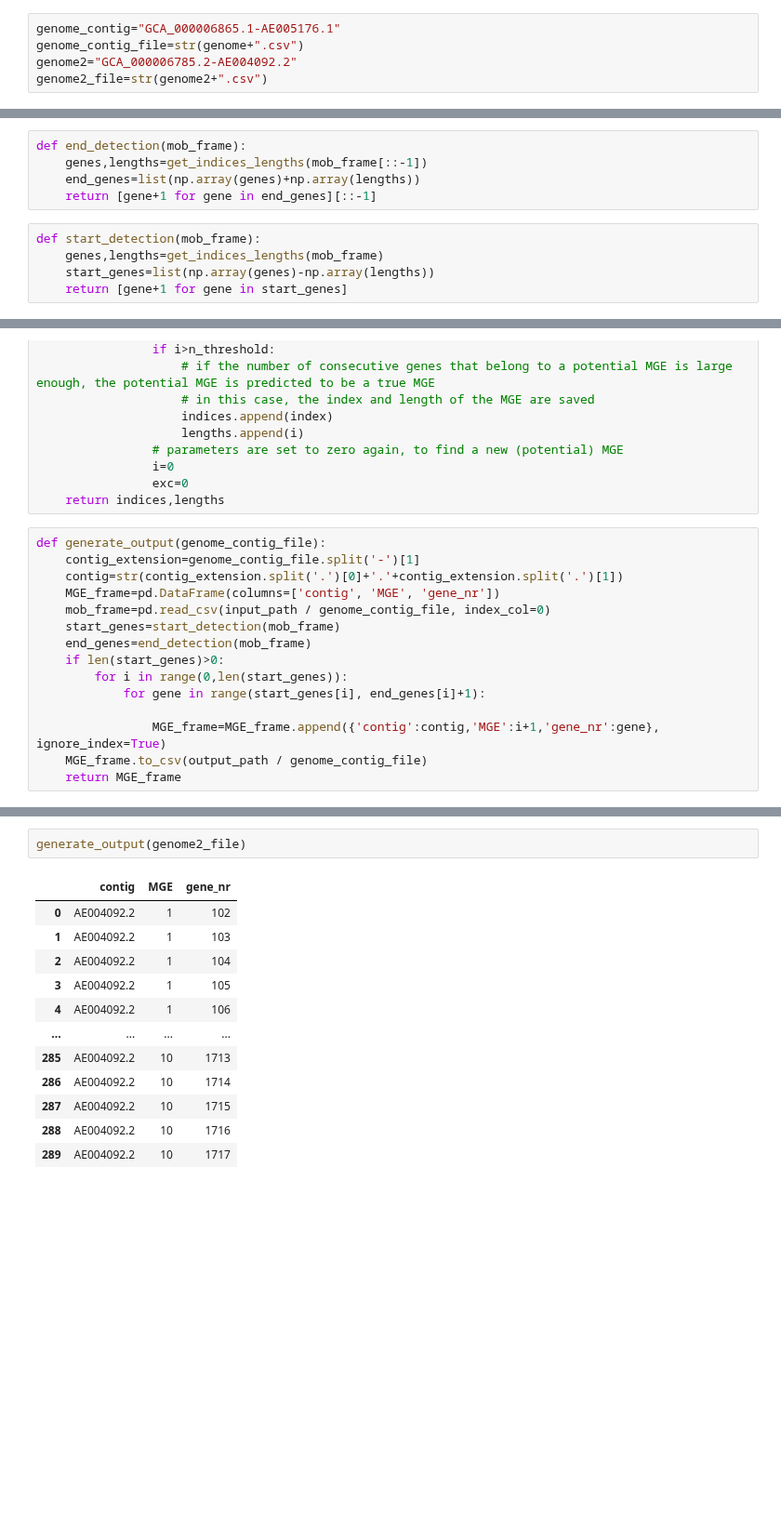
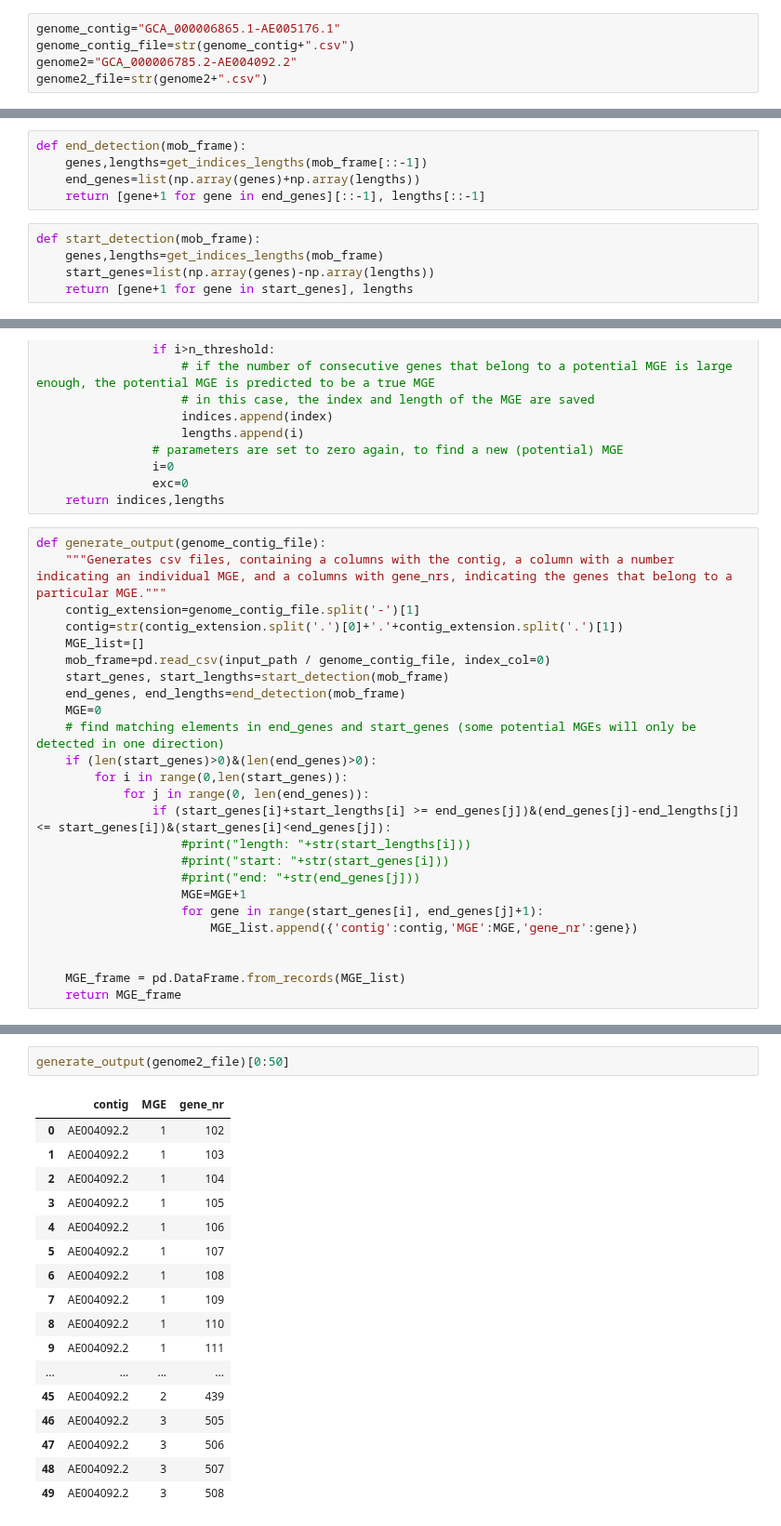
Before and after one commit to LoreVanSantvliet/Thesis, a Jupyter notebook: MGE_Detection.ipynb, the cells around one changed output, grey strips where cells are left out. Shown at 93% size. Saved outputs shown, nothing was run; the diff lists cells and outputs as text; blank space fills up the shorter version.

Commit message:
modified output part 1, calculated tree scores, adapted documentation and transferred missing code from server

```diff
--- a/MGE_Detection.ipynb
+++ b/MGE_Detection.ipynb
@@ -24,6 +22,6 @@ FileExistsError: [Errno 17] File exists: '/Users/lorevansantvliet/Dropbox/Mac/De
 # %%
 genome_contig="GCA_000006865.1-AE005176.1"
-genome_contig_file=str(genome+".csv")
+genome_contig_file=str(genome_contig+".csv")
 genome2="GCA_000006785.2-AE004092.2"
 genome2_file=str(genome2+".csv")
 # %% [markdown]
@@ -92,12 +92,12 @@ Possible MGE: 102-119
 def end_detection(mob_frame):
     genes,lengths=get_indices_lengths(mob_frame[::-1])
     end_genes=list(np.array(genes)+np.array(lengths))
-    return [gene+1 for gene in end_genes][::-1]
+    return [gene+1 for gene in end_genes][::-1], lengths[::-1]
 # %%
 def start_detection(mob_frame):
     genes,lengths=get_indices_lengths(mob_frame)
     start_genes=list(np.array(genes)-np.array(lengths))
-    return [gene+1 for gene in start_genes]
+    return [gene+1 for gene in start_genes], lengths
 # %%
 def get_indices_lengths(frame, score_threshold=score_threshold, fraction_threshold=fraction_threshold, n_threshold=n_threshold):
     i=0
@@ -128,18 +128,28 @@ def get_indices_lengths(frame, score_threshold=score_threshold, fraction_thresho
     return indices,lengths
 # %%
 def generate_output(genome_contig_file):
+    """Generates csv files, containing a columns with the contig, a column with a number indicating an individual MGE, and a columns with gene_nrs, indicating the genes that belong to a particular MGE."""
     contig_extension=genome_contig_file.split('-')[1]
     contig=str(contig_extension.split('.')[0]+'.'+contig_extension.split('.')[1])
-    MGE_frame=pd.DataFrame(columns=['contig', 'MGE', 'gene_nr'])
+    MGE_list=[]
     mob_frame=pd.read_csv(input_path / genome_contig_file, index_col=0)
-    start_genes=start_detection(mob_frame)
-    end_genes=end_detection(mob_frame)
-    if len(start_genes)>0:
+    start_genes, start_lengths=start_detection(mob_frame)
+    end_genes, end_lengths=end_detection(mob_frame)
+    MGE=0
+    # find matching elements in end_genes and start_genes (some potential MGEs will only be detected in one direction)
+    if (len(start_genes)>0)&(len(end_genes)>0):
         for i in range(0,len(start_genes)):
-            for gene in range(start_genes[i], end_genes[i]+1):
+            for j in range(0, len(end_genes)):
+                if (start_genes[i]+start_lengths[i] >= end_genes[j])&(end_genes[j]-end_lengths[j] <= start_genes[i])&(start_genes[i]<end_genes[j]):
+                    #print("length: "+str(start_lengths[i]))
+                    #print("start: "+str(start_genes[i]))
+                    #print("end: "+str(end_genes[j]))
+                    MGE=MGE+1
+                    for gene in range(start_genes[i], end_genes[j]+1):
+                        MGE_list.append({'contig':contig,'MGE':MGE,'gene_nr':gene})
 
-                MGE_frame=MGE_frame.append({'contig':contig,'MGE':i+1,'gene_nr':gene}, ignore_index=True)
-    MGE_frame.to_csv(output_path / genome_contig_file)
+
+    MGE_frame = pd.DataFrame.from_records(MGE_list)
     return MGE_frame
 # %%
 generate_output(genome_contig_file)
@@ -160,15 +170,20 @@ generate_output(genome_contig_file)
 # %%
-generate_output(genome2_file)
+generate_output(genome2_file)[0:50]
 # %% [output]
 |  | contig | MGE | gene_nr |
 | 0 | AE004092.2 | 1 | 102 |
 | 1 | AE004092.2 | 1 | 103 |
 | 2 | AE004092.2 | 1 | 104 |
 | 3 | AE004092.2 | 1 | 105 |
 | 4 | AE004092.2 | 1 | 106 |
+| 5 | AE004092.2 | 1 | 107 |
+| 6 | AE004092.2 | 1 | 108 |
+| 7 | AE004092.2 | 1 | 109 |
+| 8 | AE004092.2 | 1 | 110 |
+| 9 | AE004092.2 | 1 | 111 |
 | ... | ... | ... | ... |
-| 285 | AE004092.2 | 10 | 1713 |
-| 286 | AE004092.2 | 10 | 1714 |
-| 287 | AE004092.2 | 10 | 1715 |
-| 288 | AE004092.2 | 10 | 1716 |
-| 289 | AE004092.2 | 10 | 1717 |
+| 45 | AE004092.2 | 2 | 439 |
+| 46 | AE004092.2 | 3 | 505 |
+| 47 | AE004092.2 | 3 | 506 |
+| 48 | AE004092.2 | 3 | 507 |
+| 49 | AE004092.2 | 3 | 508 |
```
Also changed, not shown: parts of 20 cells of this notebook, 23 other files.
